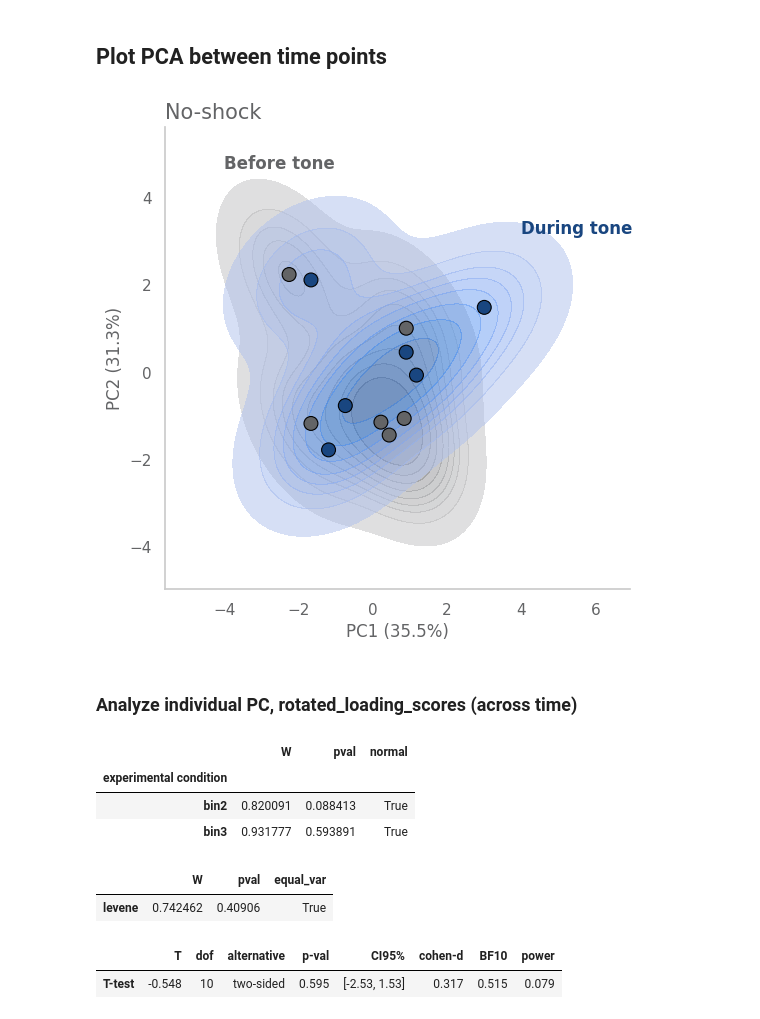
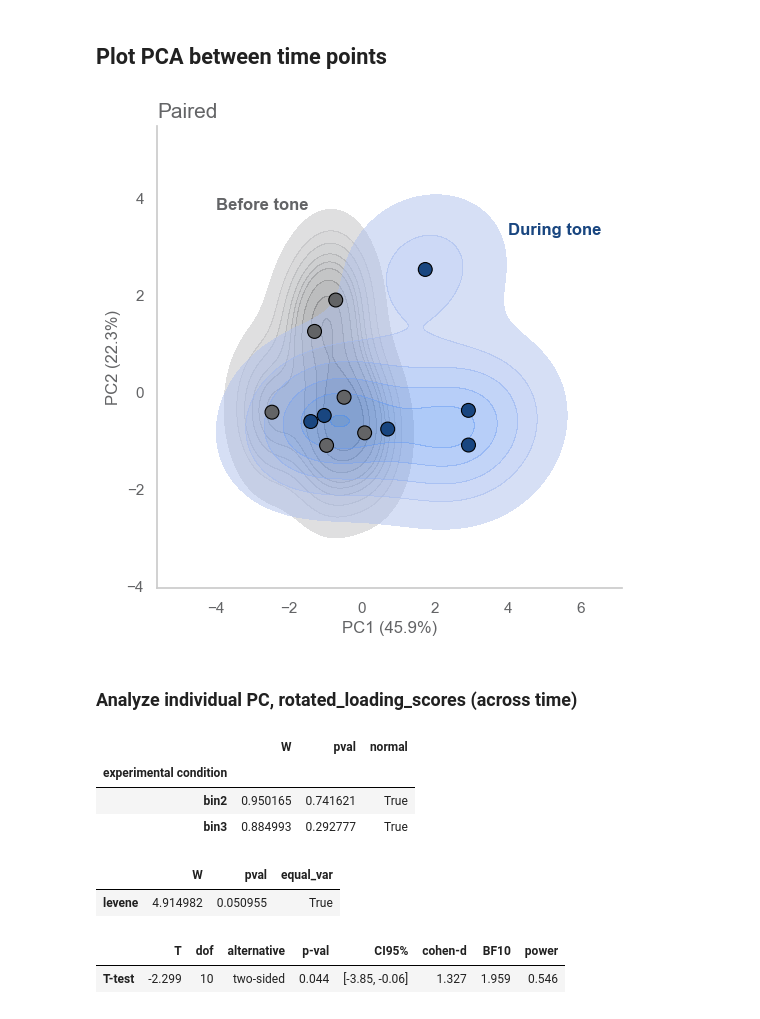
Before and after one commit to marccanela/deepof_abg, a Jupyter notebook: supervised_pipeline.ipynb, the cells around one changed output. Saved outputs shown, nothing was run; the diff lists cells and outputs as text; code cells hidden in the pictures.

```diff
--- a/supervised_pipeline.ipynb
+++ b/supervised_pipeline.ipynb
@@ -20,6 +19,6 @@ To enable the following instructions: AVX2 FMA, in other operations, rebuild Ten
 # %%
 # Open an existing DeepOF project
-directory_output = '//home/sie/Desktop/marc/brain_01a02/'
+directory_output = '//folder/becell/Lab Projects/ERCstG_HighMemory/Data/Marc/1) SOC/2024-01a02 cFos/'
 my_deepof_project = deepof.data.load_project(directory_output + "deepof_tutorial_project")
 # %%
 # Open an existing supervised analysis
@@ -91,7 +90,7 @@ visuals_customized.lollipop(dataframe_for_titles, rotated_loading_scores, 'PCA-1
 coords_dict = {
 #    'bin0': ['name1', [4,5]],
 #    'bin1': ['name2', [4,5]],
-    'bin2': ['Before tone', [-4,5]],
+    'bin2': ['Before tone', [-4,4]],
     'bin3': ['During tone', [4,3.5]],
     }
 # %%
@@ -105,16 +104,16 @@ color_dict = {
 # %%
 ax, embedding_dataset, rotated_loading_scores, dataframe_for_titles, concat_hue = visuals_customized.plot_embeddings_timelapse(
     my_deepof_project,
     supervised_annotations=supervised_annotation,
     bin_size=60,
     bin_index_list=[2,3],
-    my_title = 'No-shock',
+    my_title = 'Paired',
     my_color_dict = color_dict,
     my_coords_dict = coords_dict,
-    specific_condition = 'noshock',
+    specific_condition = 'paired',
 )
 # %% [output]
-[figure, old version]
+[figure, new version]
 # %% [markdown]
 ### Analyze individual PC, rotated_loading_scores (across time)
 # %%
@@ -124,20 +123,20 @@ pg.normality(embedding_dataset, 'PCA-1', 'experimental condition')
 # %% [output]
 |  | W | pval | normal |
 | experimental condition |  |  |  |
-| bin2 | 0.820091 | 0.088413 | True |
-| bin3 | 0.931777 | 0.593891 | True |
+| bin2 | 0.950165 | 0.741621 | True |
+| bin3 | 0.884993 | 0.292777 | True |
 # %%
 pg.homoscedasticity(embedding_dataset, 'PCA-1', 'experimental condition')
 # %% [output]
 |  | W | pval | equal_var |
-| levene | 0.742462 | 0.40906 | True |
+| levene | 4.914982 | 0.050955 | True |
 # %%
 x = embedding_dataset[embedding_dataset['experimental condition'] == 'bin2']['PCA-1']
 y = embedding_dataset[embedding_dataset['experimental condition'] == 'bin3']['PCA-1']
 pg.ttest(x, y).round(3)
 # %% [output]
 |  | T | dof | alternative | p-val | CI95% | cohen-d | BF10 | power |
-| T-test | -0.548 | 10 | two-sided | 0.595 | [-2.53, 1.53] | 0.317 | 0.515 | 0.079 |
+| T-test | -2.299 | 10 | two-sided | 0.044 | [-3.85, -0.06] | 1.327 | 1.959 | 0.546 |
 # %%
 pg.anova(embedding_dataset, 'PCA-1', 'experimental condition')
 pg.pairwise_tukey(embedding_dataset, 'PCA-1', 'experimental condition')
```
Also changed, not shown: parts of 6 cells of this notebook, 2 other files.
